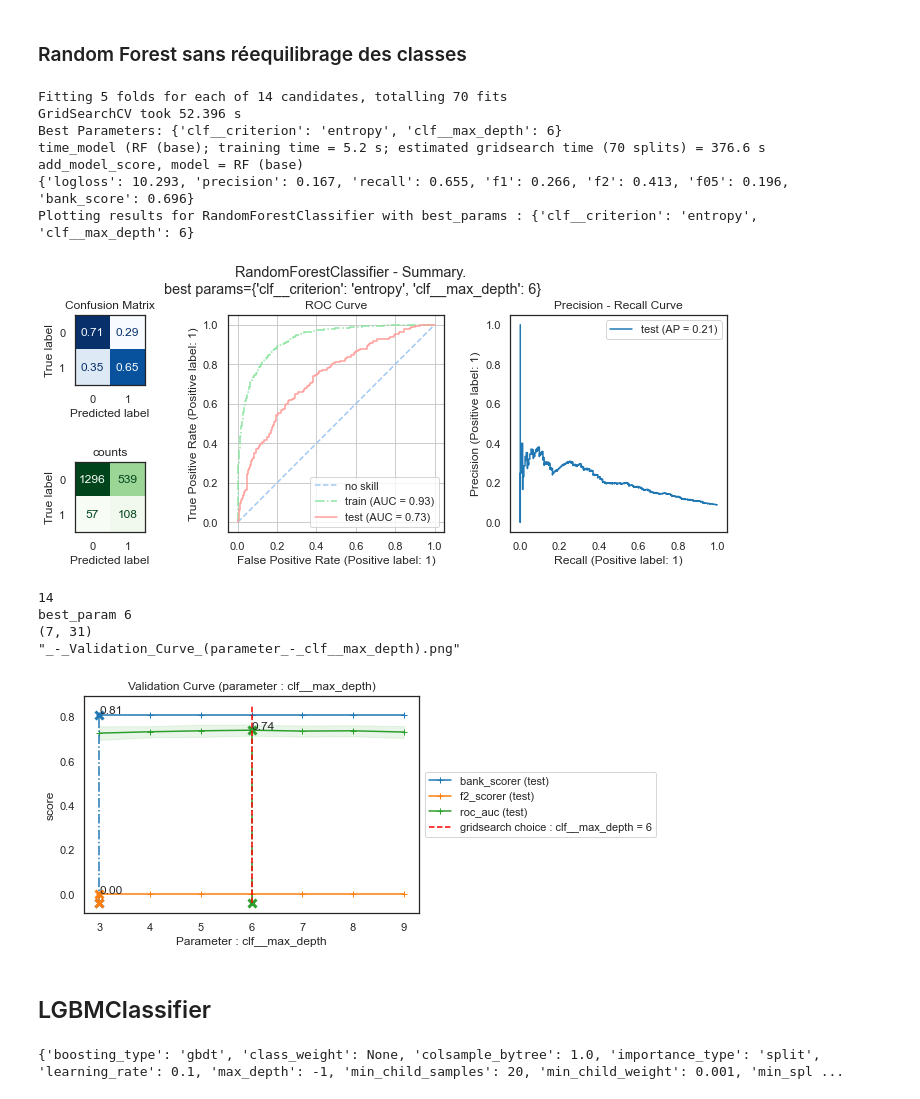
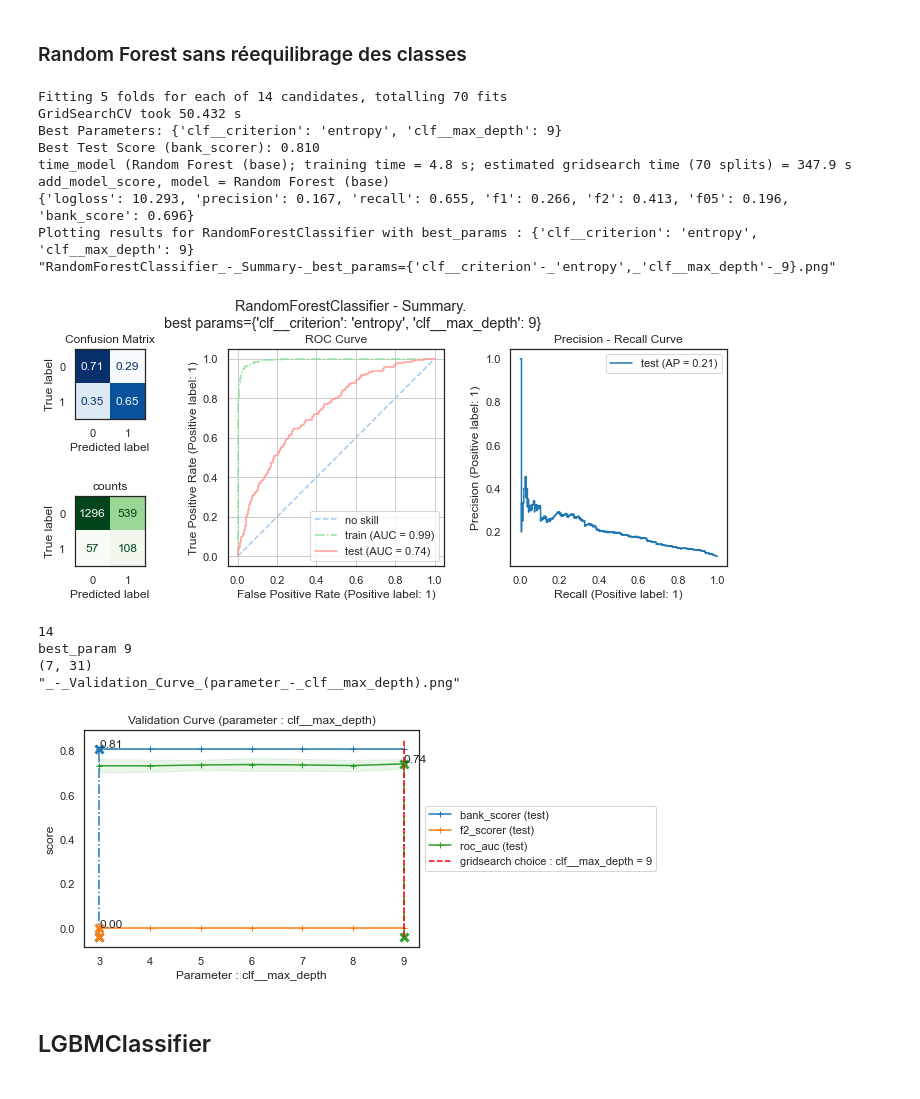
Before and after one commit to mrcreasey/oc-ds-p7-scoring-dashboard, a Jupyter notebook: code/P7_modelisation.ipynb, the cells around one changed output. Saved outputs shown, nothing was run; the diff lists cells and outputs as text; code cells hidden in the pictures.

```diff
--- a/code/P7_modelisation.ipynb
+++ b/code/P7_modelisation.ipynb
@@ -1692,7 +1694,7 @@ def add_model_score(model_name: str,
 # %%
 
 def score_model(model_name, gs_,
-                x_train_, y_train_, x_test_, y_test_, model_pipeline_=None, score='roc_auc') -> pd.Series:
+                x_train_, y_train_, x_test_, y_test_, model_pipeline_=None, score='bank_scorer') -> pd.Series:
     """
     Après grid search, récuperer le best model, fit sur train et score sur test, enregistre dans df_scores
     Returns
@@ -1745,10 +1747,10 @@ def score_model(model_name, gs_,
         model_pipeline_.fit(x_train_, y_train_)
         end = get_time()
         y_pred_=model_pipeline.predict(x_test_)
-    else:
-        # score a model without pipeline
-        # probably wrong result if classifier is at end of a pipeline,
-        # as x_train, y_train will have been transformed
+    elif not best_model is None:
+        # best_model is gridsearch.best_estimator_
+        # if gridsearch(estimator) is a pipeline, best_estimator_ is this pipeline
+        print('bestmodel type = ',type(best_model))
         best_model.fit(x_train_, y_train_)
         end = get_time()
         y_pred_ = best_model.predict(x_test_)
@@ -2032,46 +2200,43 @@ print(RandomForestClassifier().get_params())
 # %%
 
 
-model_name='RF (base)'
+model_name='Random Forest (base)'
 rfc_pipeline = Pipeline(steps=[
     ('preprocess', numeric_pipeline),
     ('sampling', 'passthrough' ),
     ('feat_select', 'passthrough'),
     ('clf', RandomForestClassifier(max_features='auto'))
 ])
 
 param_grid = {
               'clf__max_depth':range(3,10),
               'clf__criterion': ['gini', 'entropy']}
 
 gs = search_best_model(model_name, rfc_pipeline,
                        param_grid, x_train_prep, y_train, scoring_=CV_SCORERS, refit_scorer='roc_auc')
 
 
-y_pred = score_model(model_name, gs, x_train_prep,y_train, x_test_prep, y_test, model_pipeline_=rfc_pipeline, score='score')
+y_pred = score_model(model_name, gs, x_train_prep,y_train, x_test_prep, y_test, model_pipeline_=rfc_pipeline)
 print(performance_metrics(y_test,y_pred))
 plot_cm_roc(rfc_pipeline,gs,x_train_prep,y_train,x_test_prep, y_test, y_pred)
 # %% [output]
 Fitting 5 folds for each of 14 candidates, totalling 70 fits
-GridSearchCV took 52.396 s
-Best Parameters: {'clf__criterion': 'entropy', 'clf__max_depth': 6}
-time_model (RF (base); training time = 5.2 s; estimated gridsearch time (70 splits) = 376.6 s
-add_model_score, model = RF (base)
+GridSearchCV took 50.432 s
+Best Parameters: {'clf__criterion': 'entropy', 'clf__max_depth': 9}
+Best Test Score (bank_scorer): 0.810
+time_model (Random Forest (base); training time = 4.8 s; estimated gridsearch time (70 splits) = 347.9 s
+add_model_score, model = Random Forest (base)
 {'logloss': 10.293, 'precision': 0.167, 'recall': 0.655, 'f1': 0.266, 'f2': 0.413, 'f05': 0.196, 'bank_score': 0.696}
-Plotting results for RandomForestClassifier with best_params : {'clf__criterion': 'entropy', 'clf__max_depth': 6}
+Plotting results for RandomForestClassifier with best_params : {'clf__criterion': 'entropy', 'clf__max_depth': 9}
+"RandomForestClassifier_-_Summary-_best_params={'clf__criterion'-_'entropy',_'clf__max_depth'-_9}.png"
-[figure, old version]
+[figure, new version]
 # %%
 plot_best_param_scores(gs,'clf__max_depth')
 # %% [output]
 14
-best_param 6
+best_param 9
 (7, 31)
 "_-_Validation_Curve_(parameter_-_clf__max_depth).png"
-[figure, old version]
+[figure, new version]
 # %% [markdown]
 ## LGBMClassifier
-# %%
-lgbm_pipeline= LGBMClassifier(max_features='auto')
-print (lgbm_pipeline.get_params())
-# %% [output]
-{'boosting_type': 'gbdt', 'class_weight': None, 'colsample_bytree': 1.0, 'importance_type': 'split', 'learning_rate': 0.1, 'max_depth': -1, 'min_child_samples': 20, 'min_child_weight': 0.001, 'min_spl ...
```
Also changed, not shown: parts of 29 cells of this notebook.
